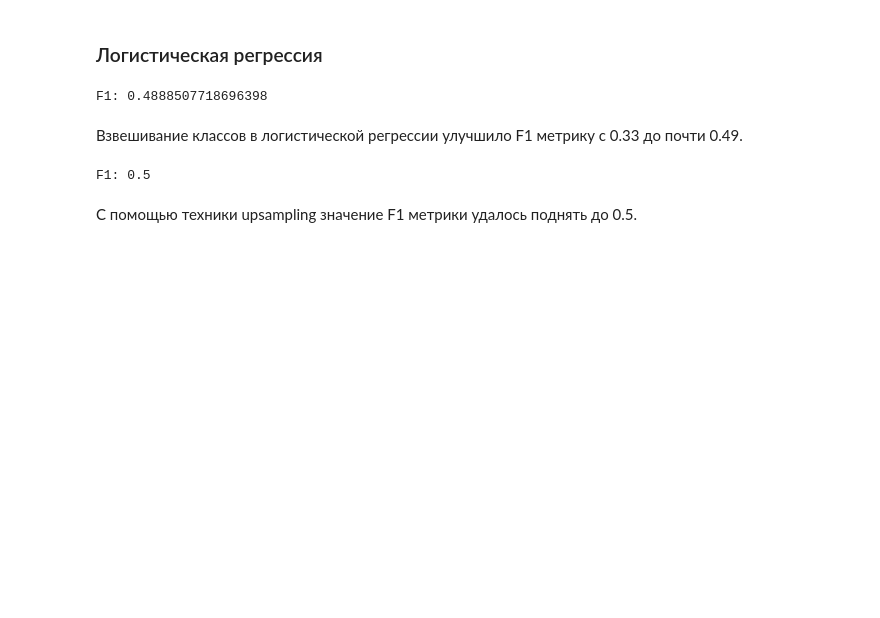
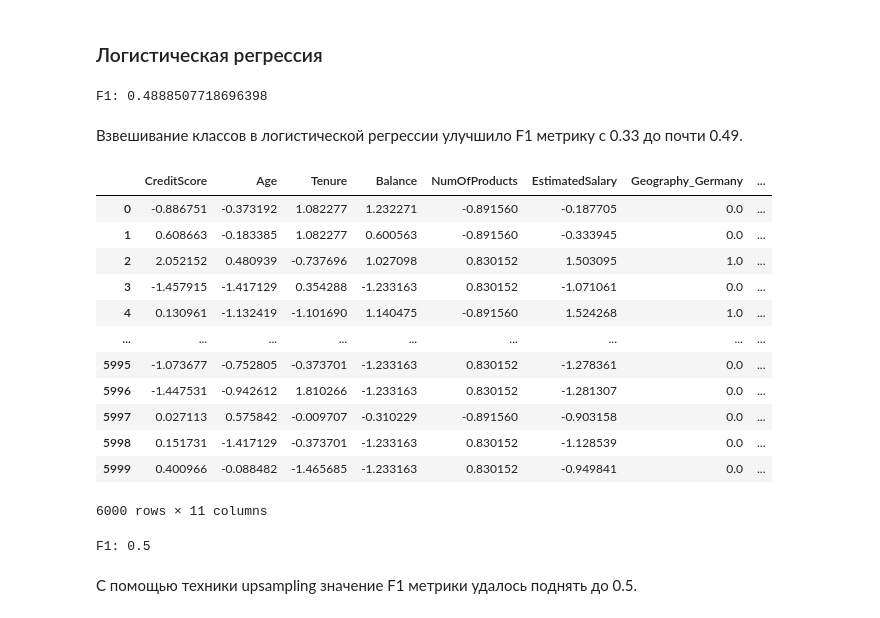
Before and after one commit to KateRoppert/beta_bank, a Jupyter notebook: beta_bank_project_v1.ipynb, the cells around one changed output. Drawn from its saved outputs; the diff is of its cells as text; code cells hidden in the pictures; blank space fills up the shorter version.

```diff
--- a/beta_bank_project_v1.ipynb
+++ b/beta_bank_project_v1.ipynb
@@ -197,8 +246,8 @@ print(target_test.shape)
 # %%
 # обучим модель логистической регрессии и найдём значение F1 меры
 model = LogisticRegression(random_state=12345, solver='liblinear')
-model.fit(features_train, target_train)
-predicted_valid = model.predict(features_valid)
+model.fit(features_train_ohe, target_train)
+predicted_valid = model.predict(features_valid_ohe)
 
 print('F1:', f1_score(target_valid, predicted_valid))
 print('Матрица ошибок:\n', confusion_matrix(target_valid, predicted_valid))
@@ -215,8 +264,8 @@ best_depth = 0
 best_f1 = 0
 for depth in range(1, 10):
     model = DecisionTreeClassifier(random_state=12345, max_depth=depth)
-    model.fit(features_train, target_train)
-    predicted_valid = model.predict(features_valid)
+    model.fit(features_train_ohe, target_train)
+    predicted_valid = model.predict(features_valid_ohe)
     f1 = f1_score(target_valid, predicted_valid)
     if f1 > best_f1:
         best_depth = depth
@@ -239,8 +288,8 @@ best_f1 = 0
 for est in range(1, 10):
     for depth in range(1, 15):
         model = RandomForestClassifier(n_estimators=est, max_depth=depth, random_state=12345)
-        model.fit(features_train, target_train)
-        predicted_valid = model.predict(features_valid)
+        model.fit(features_train_ohe, target_train)
+        predicted_valid = model.predict(features_valid_ohe)
         f1 = f1_score(target_valid, predicted_valid)
         if f1 > best_f1:
             best_depth = depth
@@ -322,10 +370,26 @@ def downsample(features, target, fraction):
 # %%
 # добавим в логистическую регрессию взвешивание классов и найдём значение F1 меры
 model = LogisticRegression(random_state=12345, solver='liblinear', class_weight='balanced')
-model.fit(features_train, target_train)
-predicted_valid = model.predict(features_valid)
+model.fit(features_train_ohe, target_train)
+predicted_valid = model.predict(features_valid_ohe)
 print("F1:", f1_score(target_valid, predicted_valid))
 # %% [output]
 F1: 0.4888507718696398
 # %% [markdown]
 Взвешивание классов в логистической регрессии улучшило F1 метрику с 0.33 до почти 0.49.
+# %%
+features_train_ohe
+# %% [output]
+|  | CreditScore | Age | Tenure | Balance | NumOfProducts | EstimatedSalary | Geography_Germany | ... |
+| 0 | -0.886751 | -0.373192 | 1.082277 | 1.232271 | -0.891560 | -0.187705 | 0.0 | ... |
+| 1 | 0.608663 | -0.183385 | 1.082277 | 0.600563 | -0.891560 | -0.333945 | 0.0 | ... |
+| 2 | 2.052152 | 0.480939 | -0.737696 | 1.027098 | 0.830152 | 1.503095 | 1.0 | ... |
+| 3 | -1.457915 | -1.417129 | 0.354288 | -1.233163 | 0.830152 | -1.071061 | 0.0 | ... |
+| 4 | 0.130961 | -1.132419 | -1.101690 | 1.140475 | -0.891560 | 1.524268 | 1.0 | ... |
+| ... | ... | ... | ... | ... | ... | ... | ... | ... |
+| 5995 | -1.073677 | -0.752805 | -0.373701 | -1.233163 | 0.830152 | -1.278361 | 0.0 | ... |
+| 5996 | -1.447531 | -0.942612 | 1.810266 | -1.233163 | 0.830152 | -1.281307 | 0.0 | ... |
+| 5997 | 0.027113 | 0.575842 | -0.009707 | -0.310229 | -0.891560 | -0.903158 | 0.0 | ... |
+| 5998 | 0.151731 | -1.417129 | -0.373701 | -1.233163 | 0.830152 | -1.128539 | 0.0 | ... |
+| 5999 | 0.400966 | -0.088482 | -1.465685 | -1.233163 | 0.830152 | -0.949841 | 0.0 | ... |
+6000 rows × 11 columns
```
Also changed, not shown: parts of 56 cells of this notebook.
